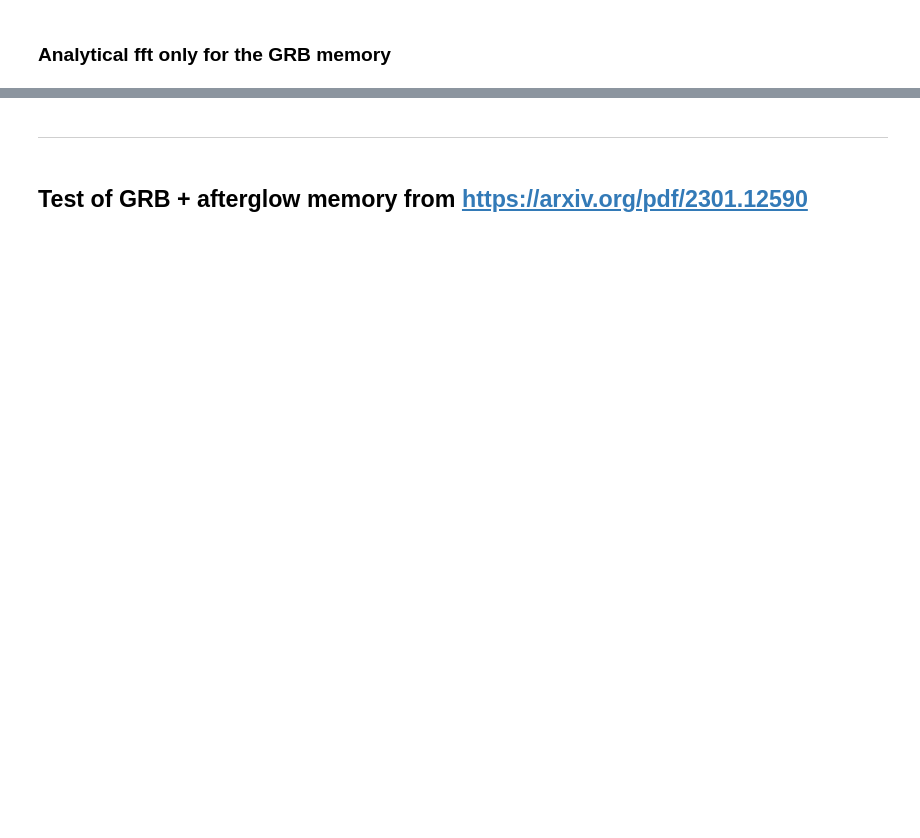
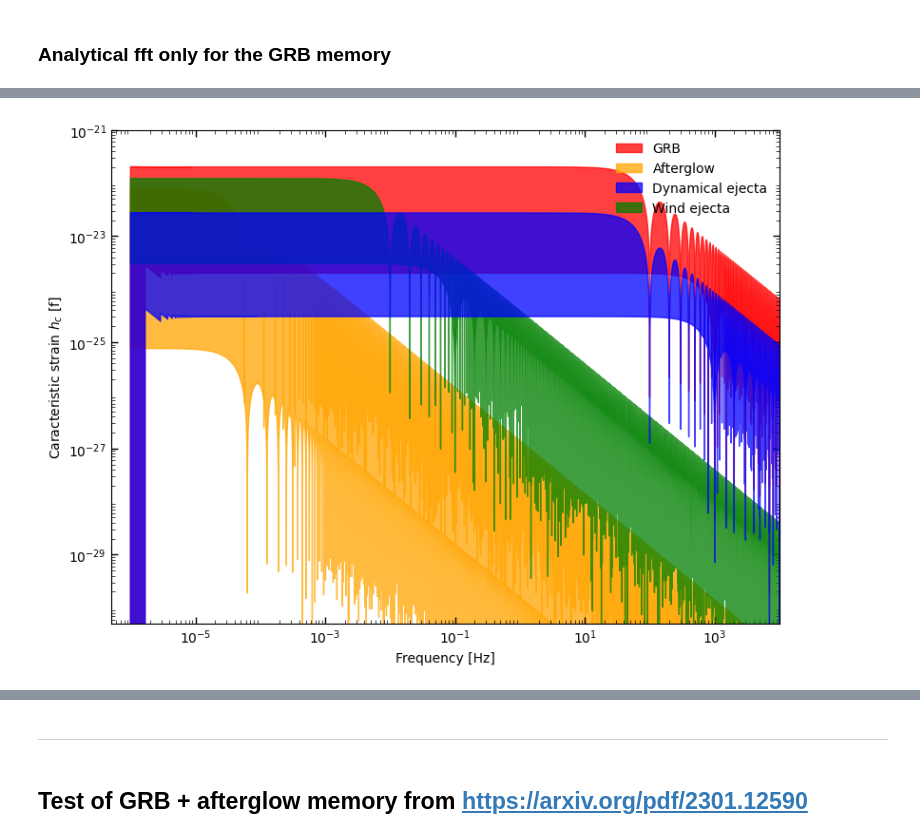
Before and after one commit to ThomasBastro/Memory_effect, a Jupyter notebook: Memory_Lopez/phenom_model.ipynb, the cells around one changed output, grey strips where cells are left out. Drawn from its saved outputs; the diff is of its cells as text; code cells hidden in the pictures; blank space fills up the shorter version.

```diff
--- a/Memory_Lopez/phenom_model.ipynb
+++ b/Memory_Lopez/phenom_model.ipynb
@@ -840,0 +874,89 @@ plt.show()
+# %%
+import matplotlib.pyplot as plt
+from matplotlib.ticker import LogLocator, NullFormatter
+
+r = 1 * 1e6  # 1 Mpc
+beta = 0.99
+theta_v_jet = 2 * np.deg2rad(5) # Twice opnenig angle
+theta_opening_jet = np.deg2rad(5)
+
+# Paramètres min/max pour chaque composant
+E_jet_min, E_jet_max = 1e50, 1e52
+tau_GRB_min, tau_GRB_max = 1e-3, 10e-3
+
+P_aft_min, P_aft_max = 1e49, 1e51
+tau_aft_min, tau_aft_max = 2e2, 2e3 # SGRB - LGRB afterglow timescales
+
+M_dyn_min, M_dyn_max = 0.1e-2, 1e-2
+v_dyn_min, v_dyn_max = 0.1, 0.3
+tau_dyn_min, tau_dyn_max = 1e-3, 10e-3
+
+M_wind_min, M_wind_max = 0.01, 0.1
+v_wind_min, v_wind_max = 0.1, 0.2
+tau_wind_min, tau_wind_max = 1e1, 1e2
+
+
+# FFT pour chaque composant
+# GRB
+delta_h_min = up.delta_h_GRB(E_jet_min, beta, theta_v_jet, r)
+delta_h_max = up.delta_h_GRB(E_jet_max, beta, theta_v_jet, r)
+fft_min = up.memory_fft_formula(delta_h_min, tau_GRB_min, plot=False, show=False, LISA=False)
+fft_max = up.memory_fft_formula(delta_h_max, tau_GRB_max, plot=False, show=False, LISA=False)
+
+# Afterglow
+print("Afterglow parameters:", P_aft_min, tau_aft_min, theta_v_jet, r, beta, P_aft_max, tau_aft_max)
+delta_h_min_aft = up.memory_afterglow_injection(P_aft_min, tau_aft_min, theta_v_jet, theta_opening_jet, r, beta)
+delta_h_max_aft = up.memory_afterglow_injection(P_aft_max, tau_aft_max, theta_v_jet, theta_opening_jet, r, beta)
+print("delta_h_min_aft", delta_h_min_aft, "delta_h_max_aft", delta_h_max_aft)
+fft_min_aft = up.new_fft(0, delta_h_min_aft, tau_aft_min, theta_v_jet)
+fft_max_aft = up.new_fft(0, delta_h_max_aft, tau_aft_max, theta_v_jet)
+# Dynamical ejecta
+delta_h_min_dyn = up.delta_h_ejecta(M_dyn_min, v_dyn_min, r)
+delta_h_max_dyn = up.delta_h_ejecta(M_dyn_max, v_dyn_max, r)
+fft_min_dyn = up.memory_fft_formula(delta_h_min_dyn, tau_dyn_min, plot=False, show=False, LISA=False)
+fft_max_dyn = up.memory_fft_formula(delta_h_max_dyn, tau_dyn_max, plot=False, show=False, LISA=False)
+
+# Wind ejecta
+delta_h_min_wind = up.delta_h_ejecta(M_wind_min, v_wind_min, r)
+delta_h_max_wind = up.delta_h_ejecta(M_wind_max, v_wind_max, r)
+fft_min_wind = up.memory_fft_formula(delta_h_min_wind, tau_wind_min, plot=False, show=False, LISA=False)
+fft_max_wind = up.memory_fft_formula(delta_h_max_wind, tau_wind_max, plot=False, show=False, LISA=False)
+
+# Sort by max(fft_max) to have the most important component on top in the plot
+components = [
+    {"GRB":  fft_max},
+    {"Afterglow": fft_max_aft},
+    {"Dynamical ejecta": fft_max_dyn},
+    {"Wind ejecta": fft_max_wind}
+]
+# Sort the components by the maximum value of their fft_max to ensure the most important component is plotted on top
+components.sort(key=lambda x: list(x.values())[0][1].max(), reverse=True)
+zorder_dict = {list(comp.keys())[0]: idx for idx, comp in enumerate(components)}
+
+fig, ax = plt.subplots(figsize=(8, 6))
+
+ax.fill_between(fft_min[0], fft_min[1], fft_max[1], color='red', alpha=0.75, label='GRB', zorder=zorder_dict['GRB'])
+ax.fill_between(fft_min_aft[0], 2*fft_min_aft[0] * fft_min_aft[1], 2*fft_min_aft[0] * fft_max_aft[1], color='orange', alpha=0.75, label='Afterglow', zorder=zorder_dict['Afterglow'])
+ax.fill_between(fft_min_dyn[0], fft_min_dyn[1], fft_max_dyn[1], color='blue', alpha=0.75, label='Dynamical ejecta', zorder=zorder_dict['Dynamical ejecta'])
+ax.fill_between(fft_min_wind[0], fft_min_wind[1], fft_max_wind[1], color='green', alpha=0.75, label='Wind ejecta', zorder=zorder_dict['Wind ejecta'])
+
+ax.set_xscale('log')
+ax.set_yscale('log')
+ax.set_xlabel('Frequency [Hz]')
+ax.set_ylabel(r'Caracteristic strain $h_c$ [f]')
+ax.legend(loc='upper right', frameon=False)
+
+# Minor ticks for log axes
+ax.xaxis.set_minor_locator(LogLocator(base=10, subs=np.arange(2, 10), numticks=100))
+ax.yaxis.set_minor_locator(LogLocator(base=10, subs=np.arange(2, 10), numticks=100))
+ax.xaxis.set_minor_formatter(NullFormatter())
+ax.yaxis.set_minor_formatter(NullFormatter())
+
+ax.tick_params(axis='both', which='major', direction='in', length=5, width=1, top=True, right=True)
+ax.tick_params(axis='both', which='minor', direction='in', length=3, width=0.5, top=True, right=True)
+
+ax.set_xlim(5e-7, 1e4)
+ax.set_ylim(5e-31, 1e-21)
+plt.tight_layout()
+plt.show()
+# %% [output]
@@ -840,0 +965 @@ plt.show()
+[figure, added]
```
Also changed, not shown: parts of 12 cells of this notebook, 3 other files.
